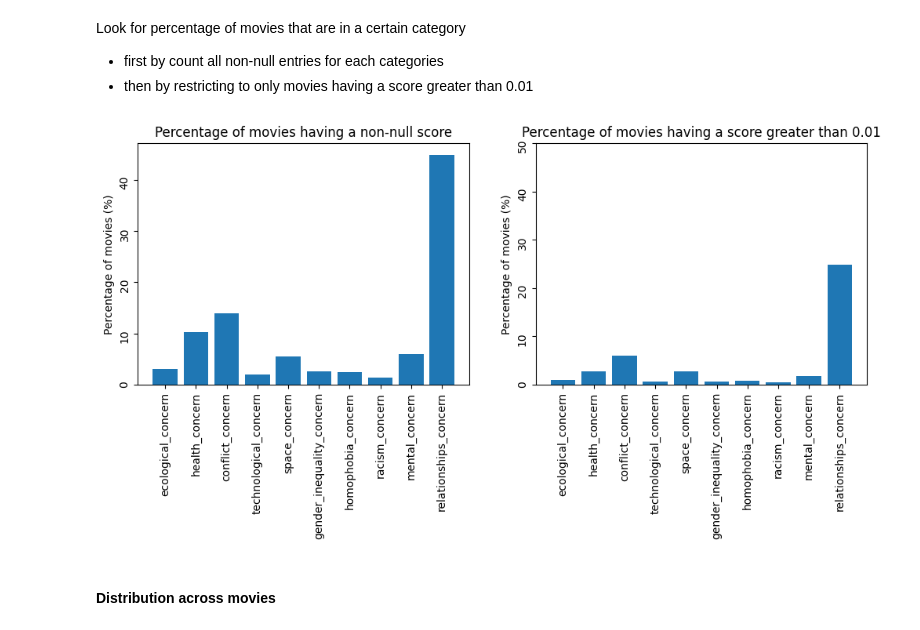
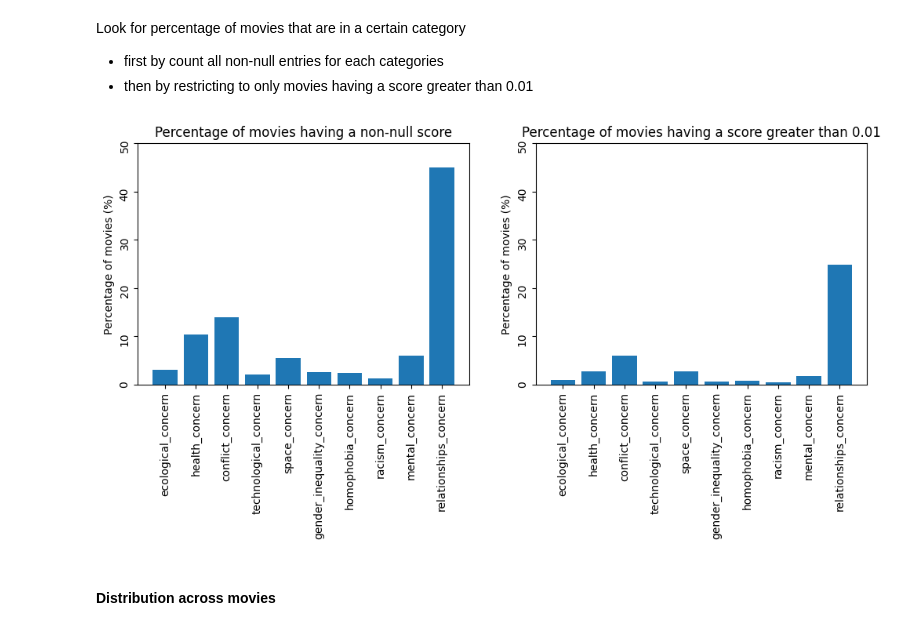
Before and after one commit to salome-baup/ada-2022-project-adaccord, a Jupyter notebook: categoriesConcern.ipynb, the cells around one changed output. Drawn from its saved outputs; the diff is of its cells as text; code cells hidden in the pictures.

```diff
--- a/categoriesConcern.ipynb
+++ b/categoriesConcern.ipynb
@@ -287,6 +287,8 @@ movies.to_pickle('movies_for_empath.pkl')
 Look for percentage of movies that are in a certain category
 - first by count all non-null entries for each categories
 - then by restricting to only movies having a score greater than 0.01
+# %%
+movies = pd.read_pickle('data/movies_aug_BERT_SA_Concern.pkl')
 # %%
 def count_movies_category(category, threshold):
     count = np.sum(movies[category].values>threshold)
@@ -301,17 +303,17 @@ for category in categories :
 # %%
 fig, axs = plt.subplots(1, 2, figsize = (12,4))
 axs[0].bar(categories, non_null)
 axs[0].tick_params(labelrotation=90)
-axs[1].set_ylim([0, 50])
+axs[0].set_ylim([0, 50])
 axs[0].set_ylabel("Percentage of movies (%)")
 axs[0].set_title("Percentage of movies having a non-null score")
 axs[1].bar(categories, high_score)
 axs[1].tick_params(labelrotation=90)
 axs[1].set_ylim([0, 50])
 axs[1].set_ylabel("Percentage of movies (%)")
 axs[1].set_title("Percentage of movies having a score greater than 0.01")
 plt.show()
 # %% [output]
-[figure, old version]
+[figure, new version]
 # %% [markdown]
 #### Distribution across movies
```
Also changed, not shown: parts of 18 cells of this notebook, 12 other files.
